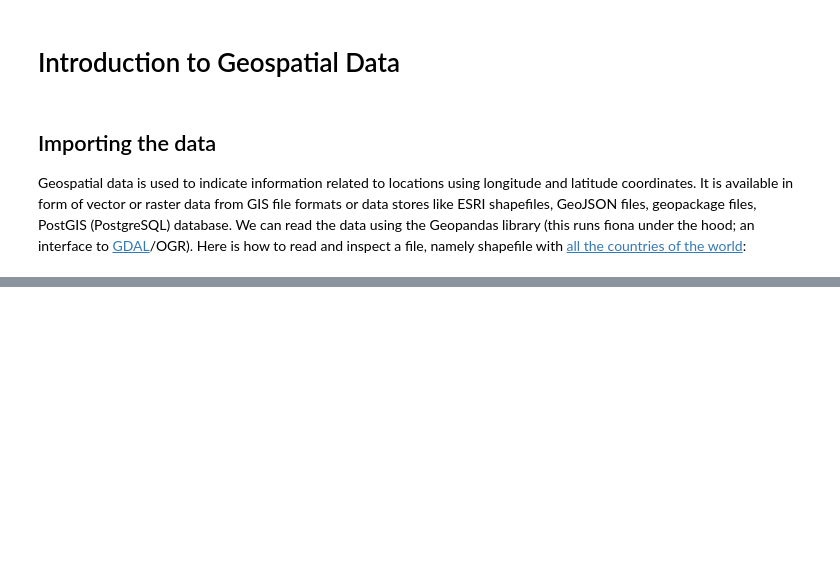
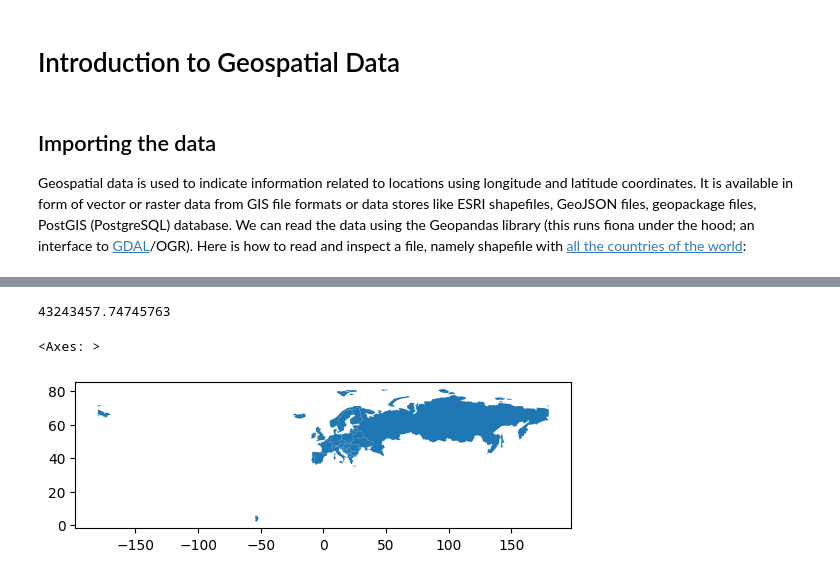
Before and after one commit to liljafreja/geopython, a Jupyter notebook: intro_geospatial_data.ipynb, the cells around one changed output, grey strips where cells are left out. Saved outputs shown, nothing was run; the diff lists cells and outputs as text; code cells hidden in the pictures; blank space fills up the shorter version.

```diff
--- a/intro_geospatial_data.ipynb
+++ b/intro_geospatial_data.ipynb
@@ -11,0 +49,11 @@ countries_data = gp.read_file("data/ne_110m_admin_0_countries/ne_110m_admin_0_co
+# %%
+countries.columns = map(str.lower, countries.columns)
+countries['pop_est'].mean()
+# %% [output]
+43243457.74745763
+# %%
+europe = countries[countries['continent'] == 'Europe']
+europe.plot()
+# %% [output]
+<Axes: >
+[figure, added]
```
Also changed, not shown: parts of 6 cells of this notebook.
